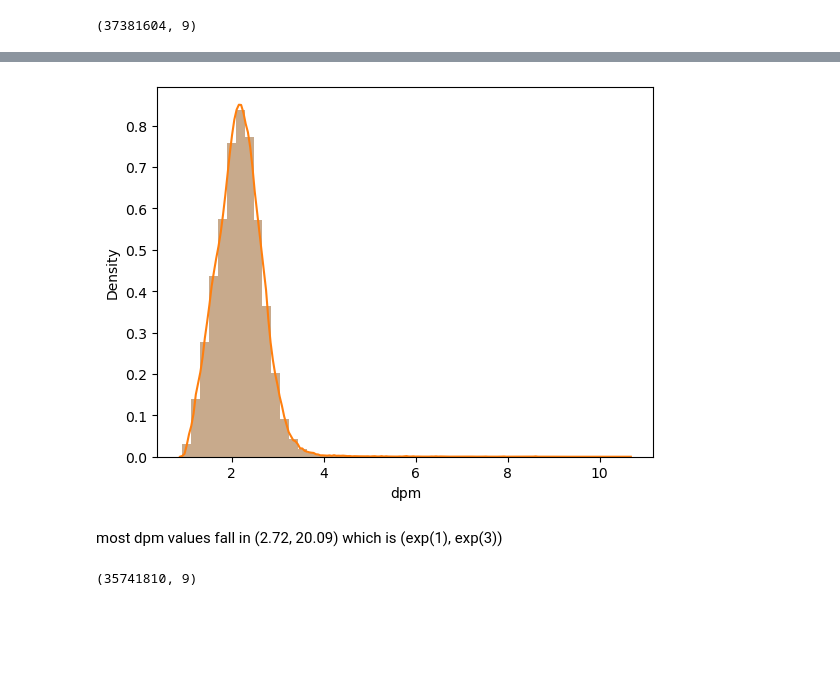
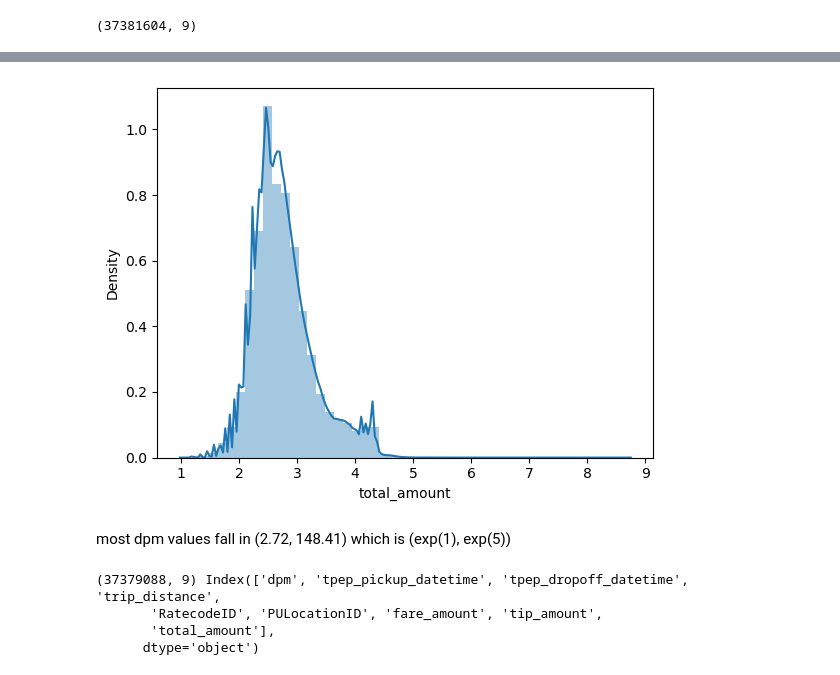
Before and after one commit to Yuhong-Guo/988056-MAST30034-project1, a Jupyter notebook: code/df_preprocess.ipynb, the cells around one changed output, grey strips where cells are left out. Cells and saved outputs as stored; diff of their text form; code cells hidden in the pictures; blank space fills up the shorter version.

```diff
--- a/code/df_preprocess.ipynb
+++ b/code/df_preprocess.ipynb
@@ -267,18 +257,21 @@ plt.show()
 # %%
 # dpm shows a skewness to the right, operate log transformation to normalise
 import seaborn as sns
 from numpy import log
 
-sns.distplot(df['dpm'].apply(log), bins=50)
-plt.savefig('../plots/log_dpm_hist.png')
+sns.distplot(df['total_amount'].apply(log), bins=50)
+plt.savefig('../plots/log_total_hist.png')
 plt.show()
 # %% [output]
-[figure, old version]
+[figure, new version]
 # %% [markdown]
-most dpm values fall in (2.72, 20.09) which is (exp(1), exp(3))
+most dpm values fall in (2.72, 148.41) which is (exp(1), exp(5))
 # %%
-df = df.loc[(df['dpm']>2.72) & (df['dpm']<20.09)]
-df.to_csv('../preprocessed_data/df_processed.csv', index=False)
-df.shape
+df = df.loc[(df['total_amount']>2.72) & (df['total_amount']<148.41)]
+df.to_csv('../preprocessed_data/df_preprocessed.csv', index=False)
+print(df.shape, df.columns)
 # %% [output]
-(35741810, 9)
+(37379088, 9) Index(['dpm', 'tpep_pickup_datetime', 'tpep_dropoff_datetime', 'trip_distance',
+       'RatecodeID', 'PULocationID', 'fare_amount', 'tip_amount',
+       'total_amount'],
+      dtype='object')
```
Also changed, not shown: parts of 8 cells of this notebook, 23 other files.
